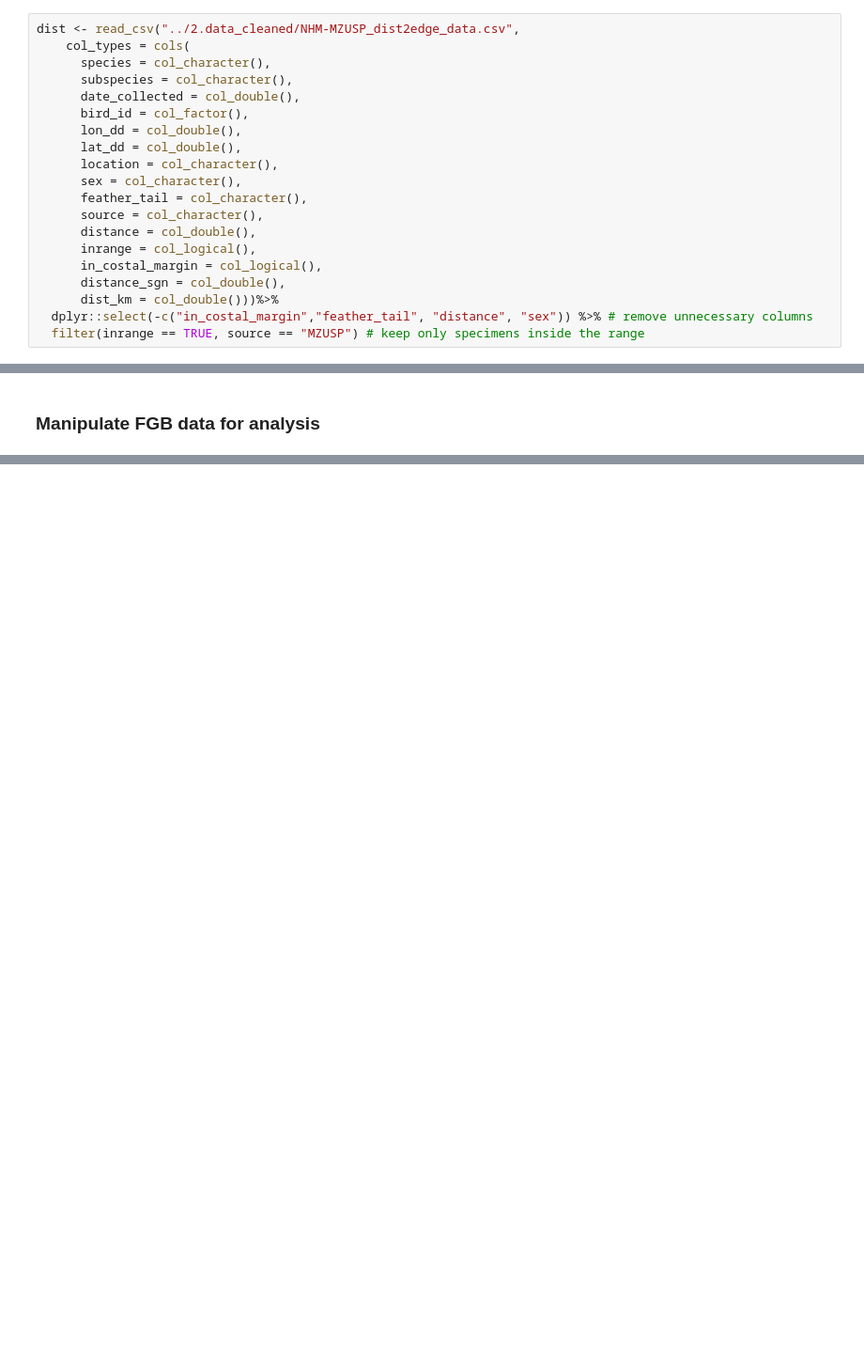
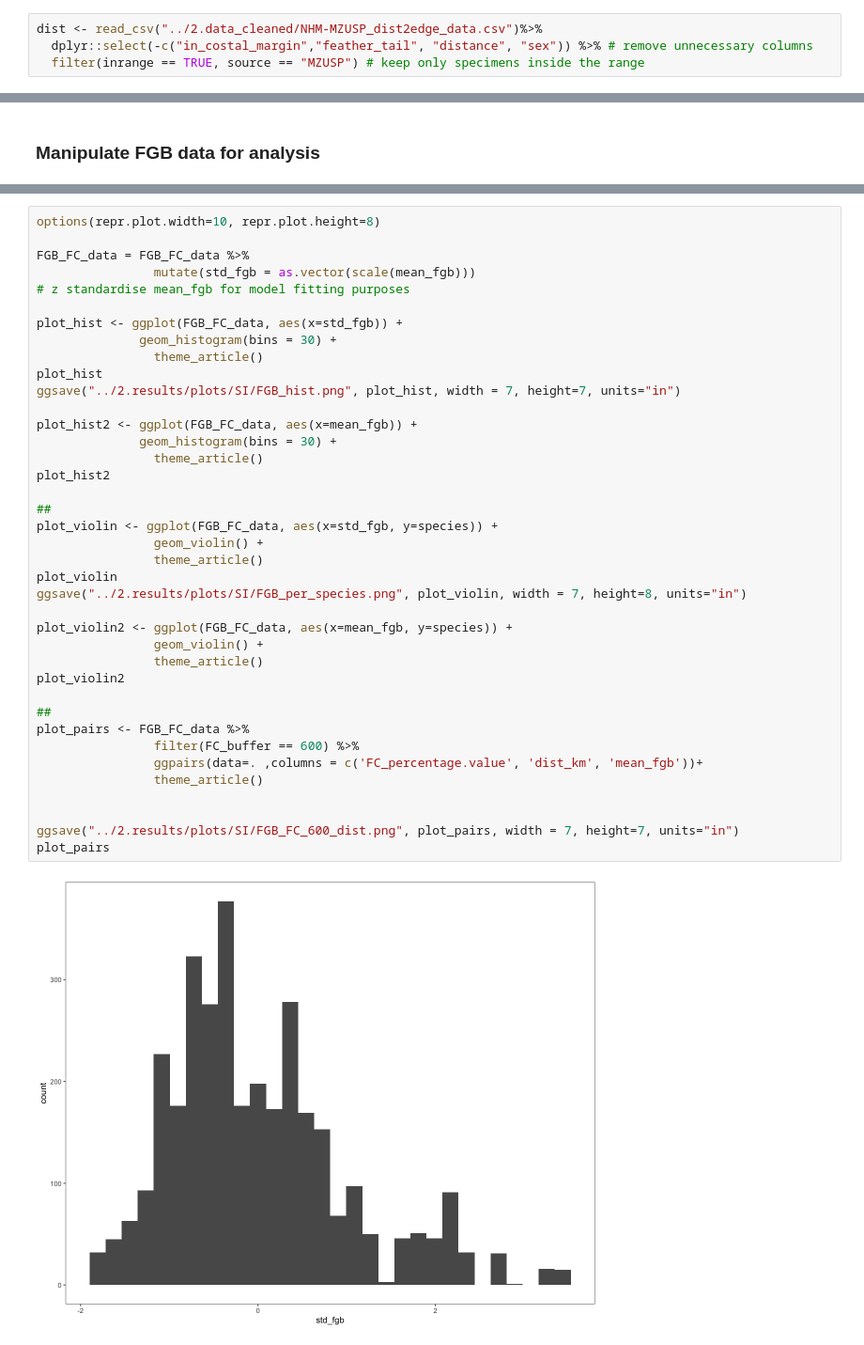
Before and after one commit to FCBT/FA-FGB, a Jupyter notebook: 2.notebook/FGB_analysis.ipynb, the cells around one changed output, grey strips where cells are left out. Shown at 94% size. Drawn from its saved outputs; the diff is of its cells as text; blank space fills up the shorter version.

```diff
--- a/2.notebook/FGB_analysis.ipynb
+++ b/2.notebook/FGB_analysis.ipynb
@@ -71,22 +53,6 @@ FC$FC_percentage.value[is.na(FC$FC_percentage.value)] <- 0
 # %% [markdown]
 ### Load distance to range edge data
 # %%
-dist <- read_csv("../2.data_cleaned/NHM-MZUSP_dist2edge_data.csv",
-    col_types = cols(
-      species = col_character(),
-      subspecies = col_character(),
-      date_collected = col_double(),
-      bird_id = col_factor(),
-      lon_dd = col_double(),
-      lat_dd = col_double(),
-      location = col_character(),
-      sex = col_character(),
-      feather_tail = col_character(),
-      source = col_character(),
-      distance = col_double(),
-      inrange = col_logical(),
-      in_costal_margin = col_logical(),
-      distance_sgn = col_double(),
-      dist_km = col_double()))%>%
+dist <- read_csv("../2.data_cleaned/NHM-MZUSP_dist2edge_data.csv")%>%
   dplyr::select(-c("in_costal_margin","feather_tail", "distance", "sex")) %>% # remove unnecessary columns
   filter(inrange == TRUE, source == "MZUSP") # keep only specimens inside the range
@@ -439,0 +170,41 @@ pairs(bay_mod_fgb)
+# %%
+options(repr.plot.width=10, repr.plot.height=8)
+
+FGB_FC_data = FGB_FC_data %>%
+                mutate(std_fgb = as.vector(scale(mean_fgb)))
+# z standardise mean_fgb for model fitting purposes
+
+plot_hist <- ggplot(FGB_FC_data, aes(x=std_fgb)) +
+              geom_histogram(bins = 30) +
+                theme_article()
+plot_hist
+ggsave("../2.results/plots/SI/FGB_hist.png", plot_hist, width = 7, height=7, units="in")
+
+plot_hist2 <- ggplot(FGB_FC_data, aes(x=mean_fgb)) +
+              geom_histogram(bins = 30) +
+                theme_article()
+plot_hist2
+
+##
+plot_violin <- ggplot(FGB_FC_data, aes(x=std_fgb, y=species)) +
+                geom_violin() +
+                theme_article()
+plot_violin
+ggsave("../2.results/plots/SI/FGB_per_species.png", plot_violin, width = 7, height=8, units="in")
+
+plot_violin2 <- ggplot(FGB_FC_data, aes(x=mean_fgb, y=species)) +
+                geom_violin() +
+                theme_article()
+plot_violin2
+
+##
+plot_pairs <- FGB_FC_data %>%
+                filter(FC_buffer == 600) %>%
+                ggpairs(data=. ,columns = c('FC_percentage.value', 'dist_km', 'mean_fgb'))+
+                theme_article()
+
+
+ggsave("../2.results/plots/SI/FGB_FC_600_dist.png", plot_pairs, width = 7, height=7, units="in")
+plot_pairs
+# %% [output]
+[figure, added]
```
Also changed, not shown: parts of 78 cells of this notebook, 4 other files.
